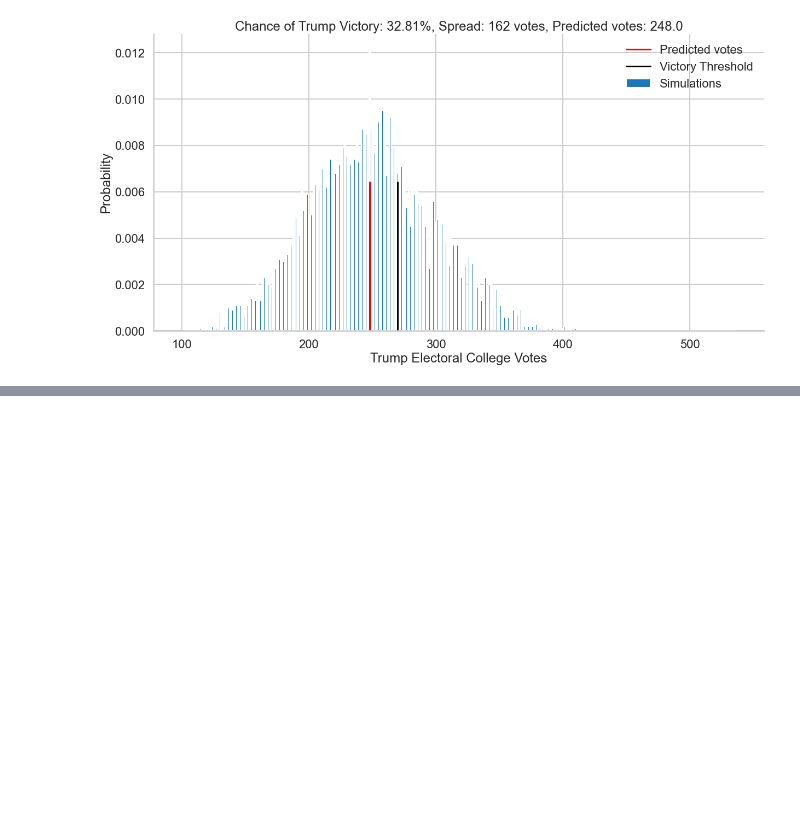
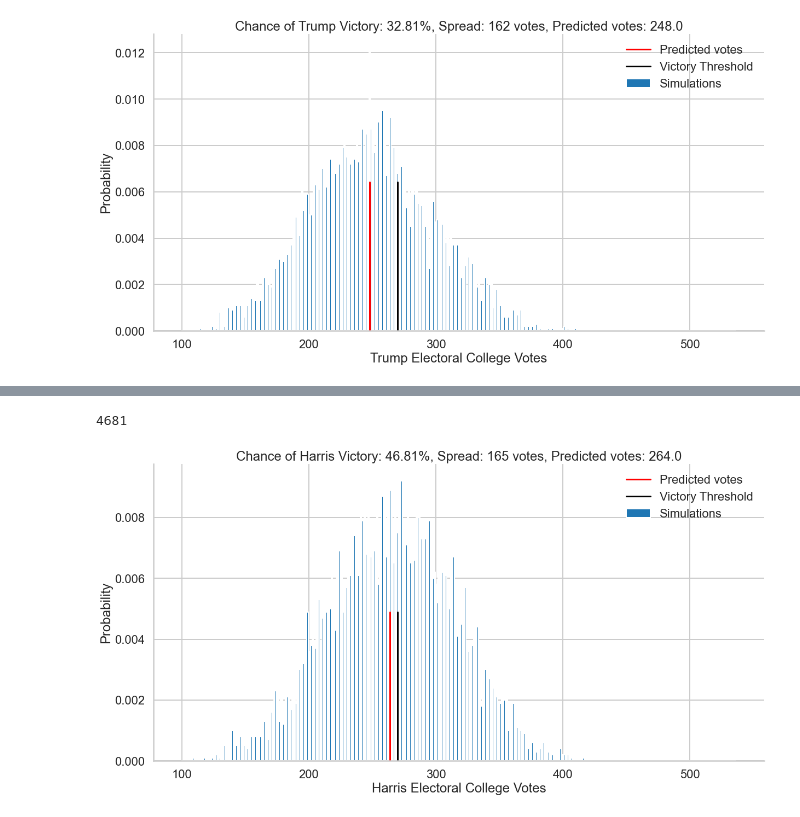
Before and after one commit to HodaAtWork/DS-miniatures, a Jupyter notebook: Python/Probability-Elections.ipynb, the cells around one changed output, grey strips where cells are left out. Cells and saved outputs as stored; diff of their text form; code cells hidden in the pictures; blank space fills up the shorter version.

```diff
--- a/Python/Probability-Elections.ipynb
+++ b/Python/Probability-Elections.ipynb
@@ -261,0 +310,12 @@ plot_simulation(result, candidate)
+# %%
+# name candidate from datframe
+candidate = 'Harris'
+result = simulate_election(fte, candidate, 10000)
+print ((result >= 270).sum())
+# %% [output]
+4681
+# %%
+# outcome not known
+plot_simulation(result, candidate)
+# %% [output]
+[figure, added]
```
Also changed, not shown: parts of 17 cells of this notebook, 1 other file.
